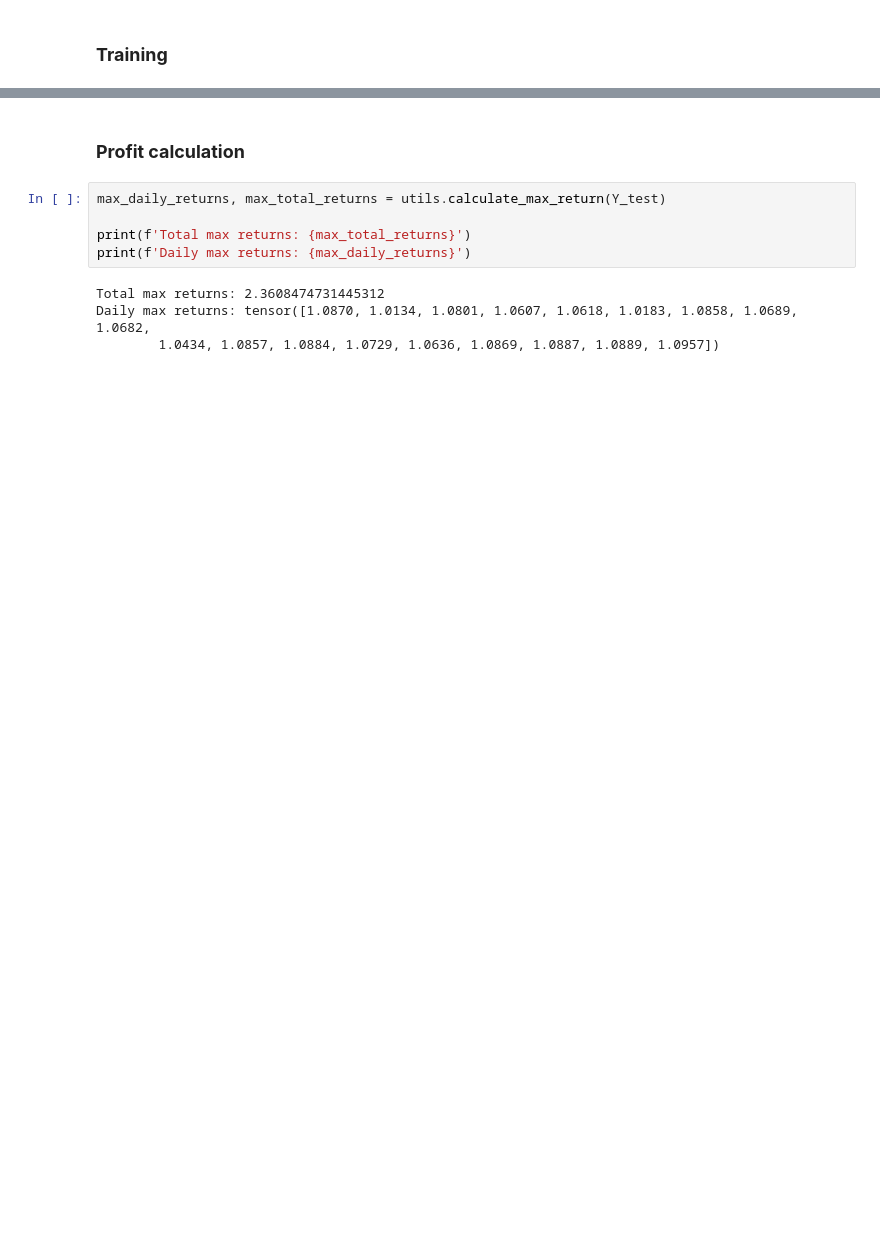
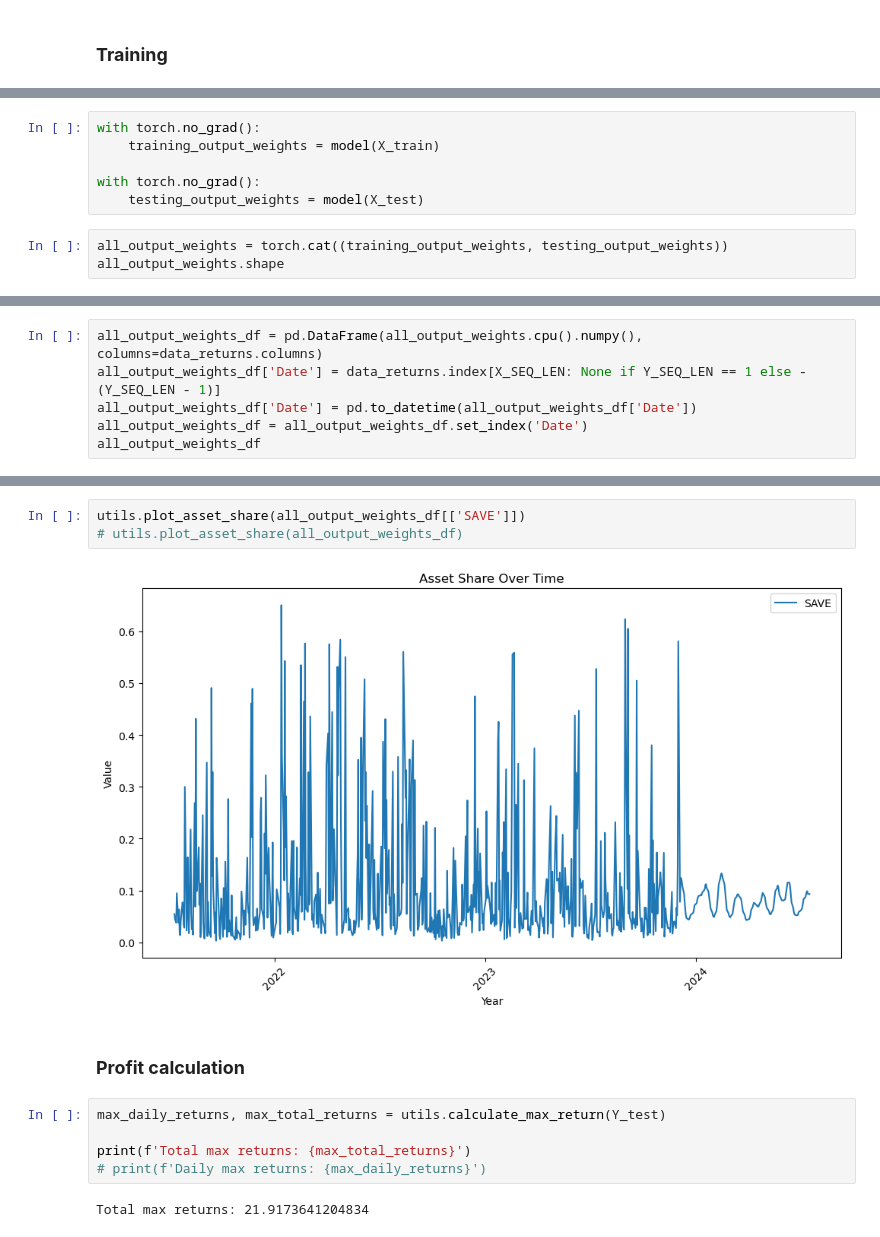
Before and after one commit to pawel-grzeszczyk/portfolio-optimization, a Jupyter notebook: modeling/modeling.ipynb, the cells around one changed output, grey strips where cells are left out. Drawn from its saved outputs; the diff is of its cells as text; blank space fills up the shorter version.

```diff
--- a/modeling/modeling.ipynb
+++ b/modeling/modeling.ipynb
@@ -190,0 +213,9 @@ utils.plot_loss_curves(model_results)
+# %%
+with torch.no_grad():
+    training_output_weights = model(X_train)
+
+with torch.no_grad():
+    testing_output_weights = model(X_test)
+# %%
+all_output_weights = torch.cat((training_output_weights, testing_output_weights))
+all_output_weights.shape
@@ -190,0 +224,6 @@ utils.plot_loss_curves(model_results)
+# %%
+all_output_weights_df = pd.DataFrame(all_output_weights.cpu().numpy(), columns=data_returns.columns)
+all_output_weights_df['Date'] = data_returns.index[X_SEQ_LEN: None if Y_SEQ_LEN == 1 else -(Y_SEQ_LEN - 1)]
+all_output_weights_df['Date'] = pd.to_datetime(all_output_weights_df['Date'])
+all_output_weights_df = all_output_weights_df.set_index('Date')
+all_output_weights_df
@@ -191,12 +245,15 @@ utils.plot_loss_curves(model_results)
+# %%
+utils.plot_asset_share(all_output_weights_df[['SAVE']])
+# utils.plot_asset_share(all_output_weights_df)
+# %% [output]
+[figure, added]
 # %% [markdown]
 ### **Profit calculation**
 # %%
 max_daily_returns, max_total_returns = utils.calculate_max_return(Y_test)
 
 print(f'Total max returns: {max_total_returns}')
-print(f'Daily max returns: {max_daily_returns}')
+# print(f'Daily max returns: {max_daily_returns}')
 # %% [output]
-Total max returns: 2.3608474731445312
-Daily max returns: tensor([1.0870, 1.0134, 1.0801, 1.0607, 1.0618, 1.0183, 1.0858, 1.0689, 1.0682,
-        1.0434, 1.0857, 1.0884, 1.0729, 1.0636, 1.0869, 1.0887, 1.0889, 1.0957])
+Total max returns: 21.9173641204834
 # %%
```
Also changed, not shown: parts of 16 cells of this notebook, 2 other files.
